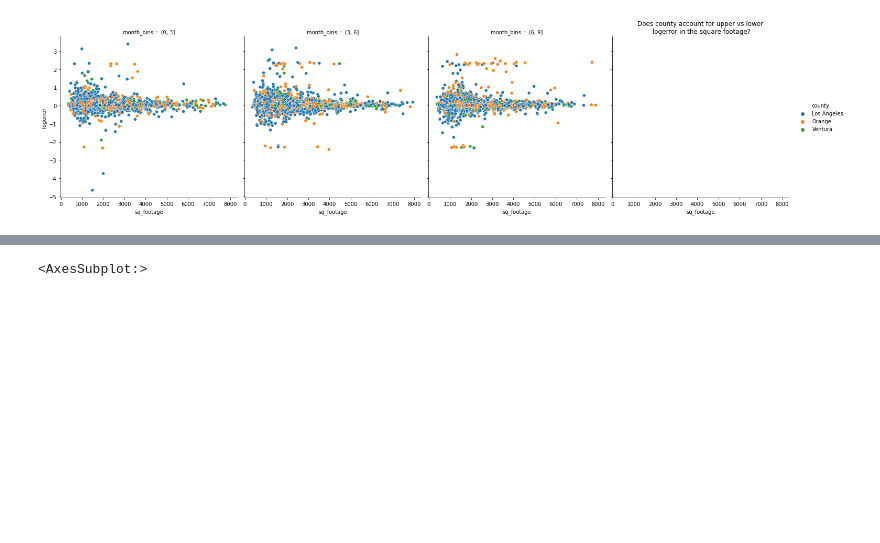
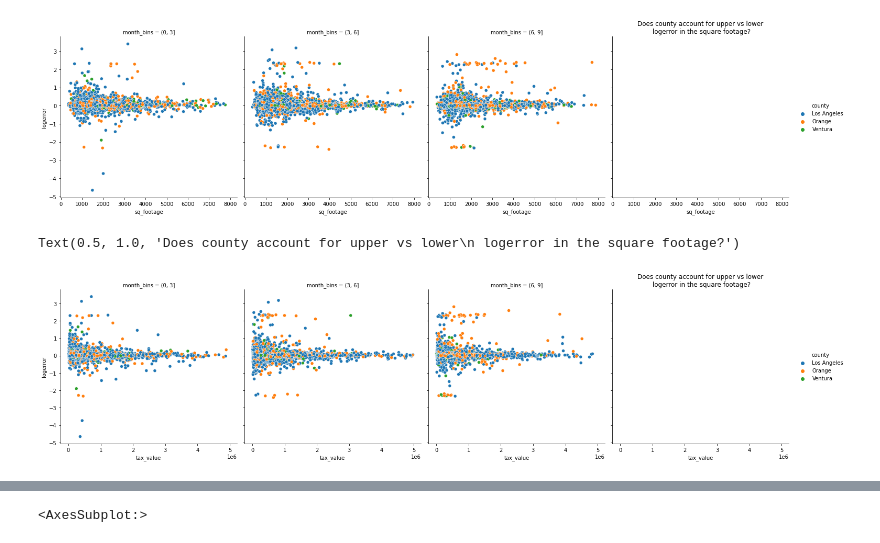
Before and after one commit to veronica-f-reyes/clustering-exercises, a Jupyter notebook: explore_zillow .ipynb, the cells around one changed output, grey strips where cells are left out. Saved outputs shown, nothing was run; the diff lists cells and outputs as text; code cells hidden in the pictures; blank space fills up the shorter version.

```diff
--- a/explore_zillow .ipynb
+++ b/explore_zillow .ipynb
@@ -433,3 +443,15 @@ plt.title("Does county account for upper vs lower\n logerror in the square foota
 # %% [output]
 Text(0.5, 1.0, 'Does county account for upper vs lower\n logerror in the square footage?')
 [figure]
+# %%
+sns.relplot(
+    x='tax_value',
+    y='logerror',
+    data=train,
+    hue='county',
+    col='month_bins',
+)
+plt.title("Does county account for upper vs lower\n logerror in the square footage?")
+# %% [output]
+Text(0.5, 1.0, 'Does county account for upper vs lower\n logerror in the square footage?')
+[figure, added]
```
Also changed, not shown: parts of 19 cells of this notebook, 2 other files.
